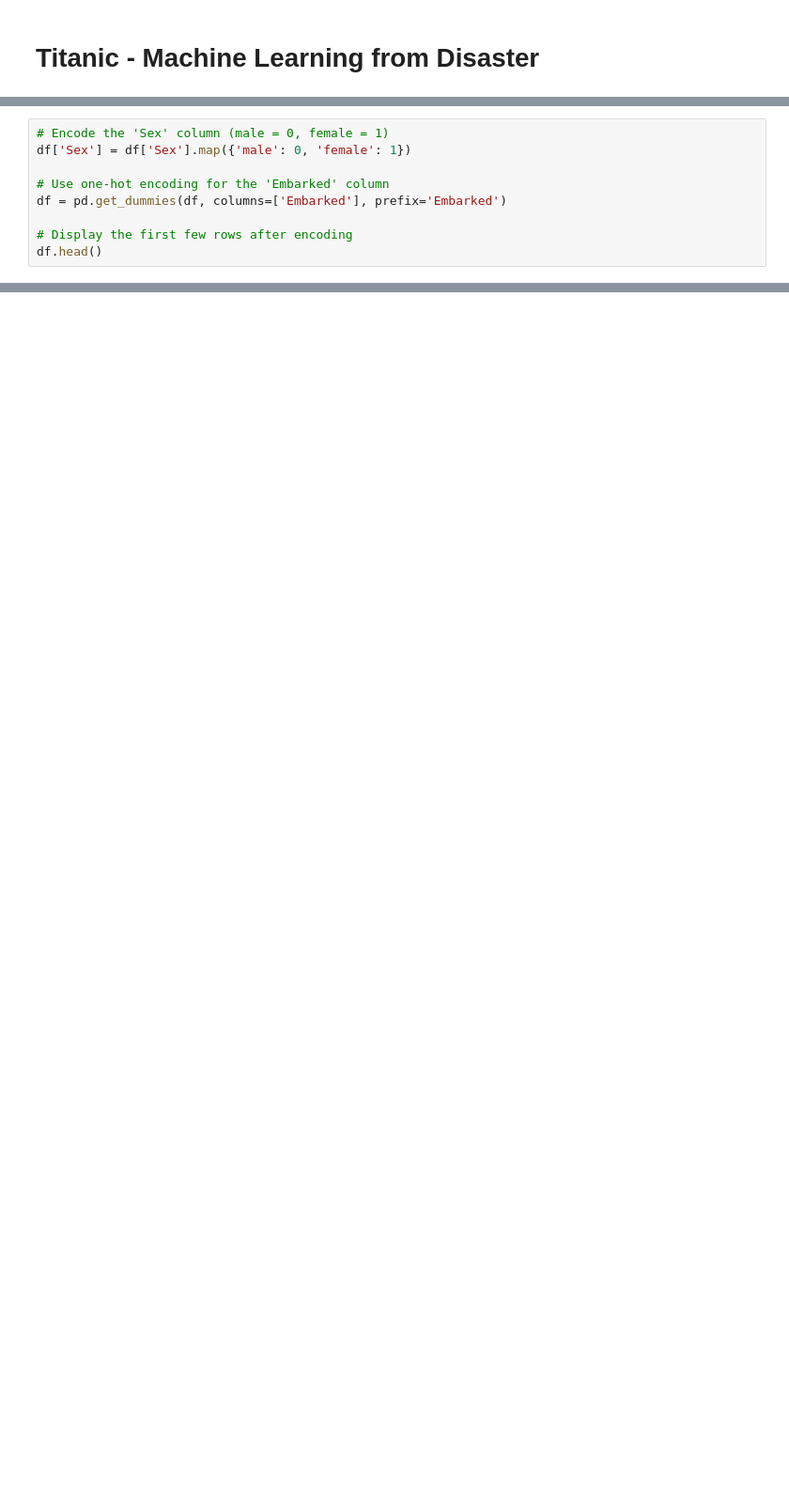
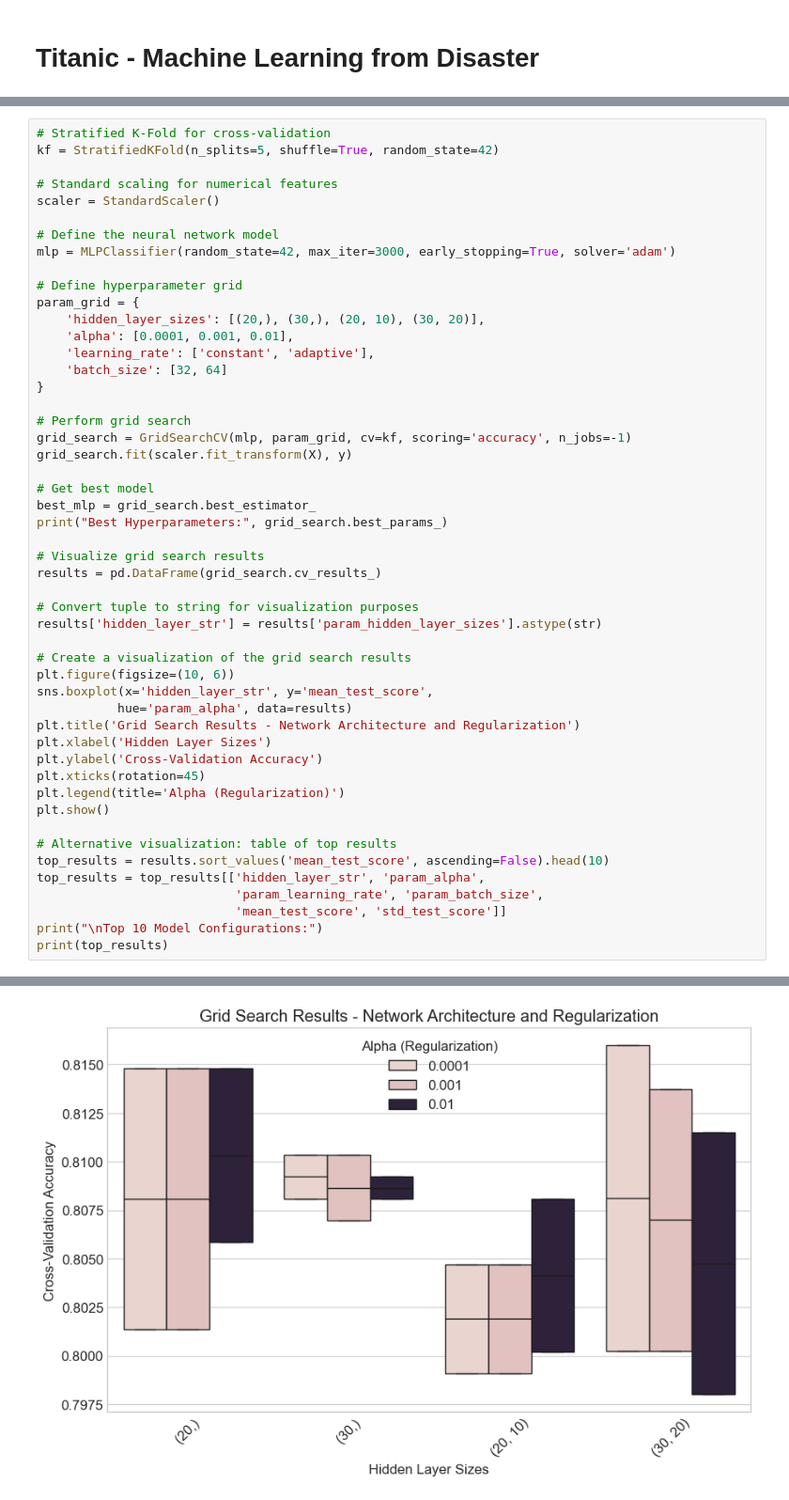
Before and after one commit to lorenzochaves/titanic-mlp, a Jupyter notebook: titanic_analysis.ipynb, the cells around one changed output, grey strips where cells are left out. Shown: that part at 94% size. Drawn from its saved outputs; the diff is of its cells as text; blank space fills up the shorter version.

```diff
--- a/titanic_analysis.ipynb
+++ b/titanic_analysis.ipynb
@@ -93,10 +203,51 @@ dtype: int64
 # %%
-# Encode the 'Sex' column (male = 0, female = 1)
-df['Sex'] = df['Sex'].map({'male': 0, 'female': 1})
+# Stratified K-Fold for cross-validation
+kf = StratifiedKFold(n_splits=5, shuffle=True, random_state=42)
 
-# Use one-hot encoding for the 'Embarked' column
-df = pd.get_dummies(df, columns=['Embarked'], prefix='Embarked')
+# Standard scaling for numerical features
+scaler = StandardScaler()
 
-# Display the first few rows after encoding
-df.head()
+# Define the neural network model
+mlp = MLPClassifier(random_state=42, max_iter=3000, early_stopping=True, solver='adam')
+
+# Define hyperparameter grid
+param_grid = {
+    'hidden_layer_sizes': [(20,), (30,), (20, 10), (30, 20)],
+    'alpha': [0.0001, 0.001, 0.01],
+    'learning_rate': ['constant', 'adaptive'],
+    'batch_size': [32, 64]
+}
+
+# Perform grid search
+grid_search = GridSearchCV(mlp, param_grid, cv=kf, scoring='accuracy', n_jobs=-1)
+grid_search.fit(scaler.fit_transform(X), y)
+
+# Get best model
+best_mlp = grid_search.best_estimator_
+print("Best Hyperparameters:", grid_search.best_params_)
+
+# Visualize grid search results
+results = pd.DataFrame(grid_search.cv_results_)
+
+# Convert tuple to string for visualization purposes
+results['hidden_layer_str'] = results['param_hidden_layer_sizes'].astype(str)
+
+# Create a visualization of the grid search results
+plt.figure(figsize=(10, 6))
+sns.boxplot(x='hidden_layer_str', y='mean_test_score',
+           hue='param_alpha', data=results)
+plt.title('Grid Search Results - Network Architecture and Regularization')
+plt.xlabel('Hidden Layer Sizes')
+plt.ylabel('Cross-Validation Accuracy')
+plt.xticks(rotation=45)
+plt.legend(title='Alpha (Regularization)')
+plt.show()
+
+# Alternative visualization: table of top results
+top_results = results.sort_values('mean_test_score', ascending=False).head(10)
+top_results = top_results[['hidden_layer_str', 'param_alpha',
+                           'param_learning_rate', 'param_batch_size',
+                           'mean_test_score', 'std_test_score']]
+print("\nTop 10 Model Configurations:")
+print(top_results)
 # %% [output]
@@ -108,0 +255 @@ df.head()
+[figure, added]
```
Also changed, not shown: parts of 34 cells of this notebook, 3 other files.
